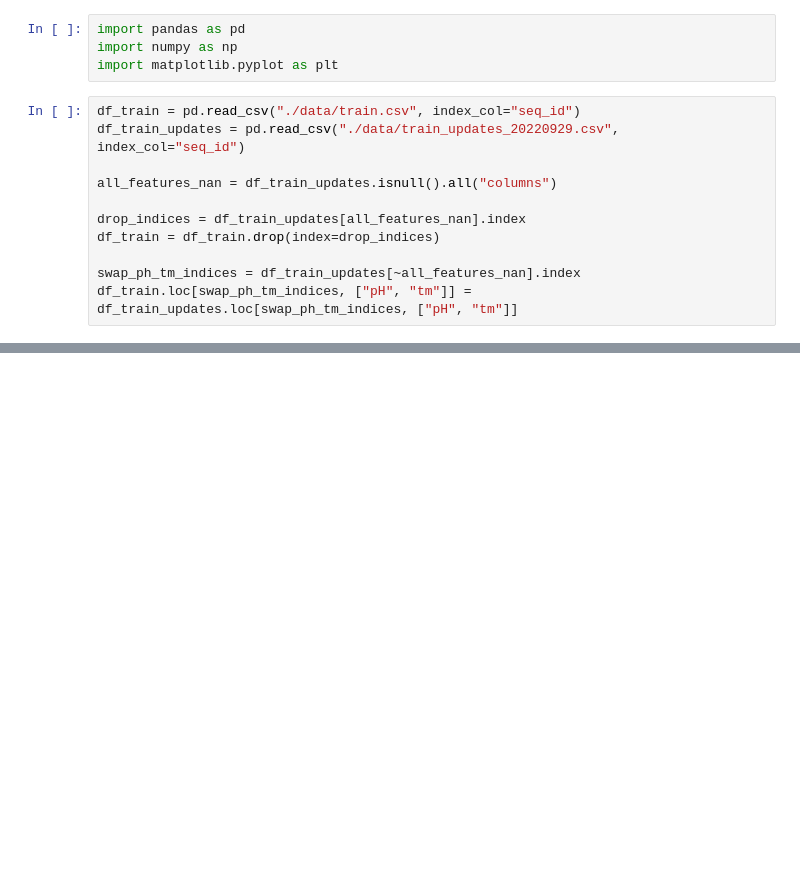
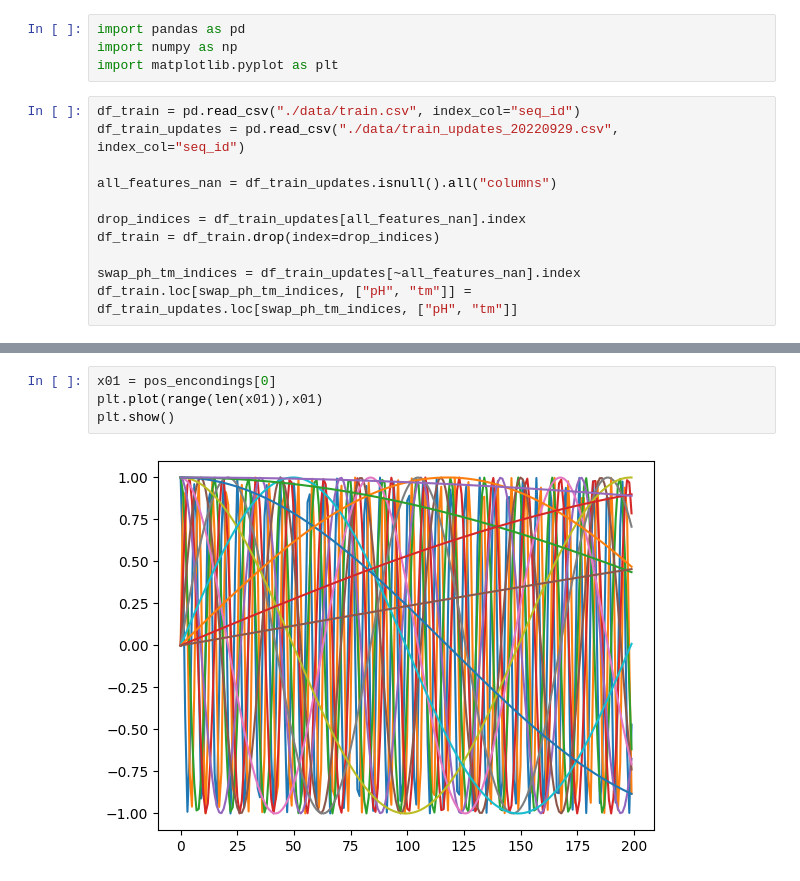
Before and after one commit to martin-he543/novozymes-enzyme-stability-prediction-kaggle-2022, a Jupyter notebook: data_prep.ipynb, the cells around one changed output, grey strips where cells are left out. Drawn from its saved outputs; the diff is of its cells as text; blank space fills up the shorter version.

```diff
--- a/data_prep.ipynb
+++ b/data_prep.ipynb
@@ -26,0 +48,6 @@ SyntaxError: incomplete input (766638604.py, line 1)
+# %%
+x01 = pos_encondings[0]
+plt.plot(range(len(x01)),x01)
+plt.show()
+# %% [output]
+[figure, added]
```
Also changed, not shown: parts of 5 cells of this notebook, 2 other files.
